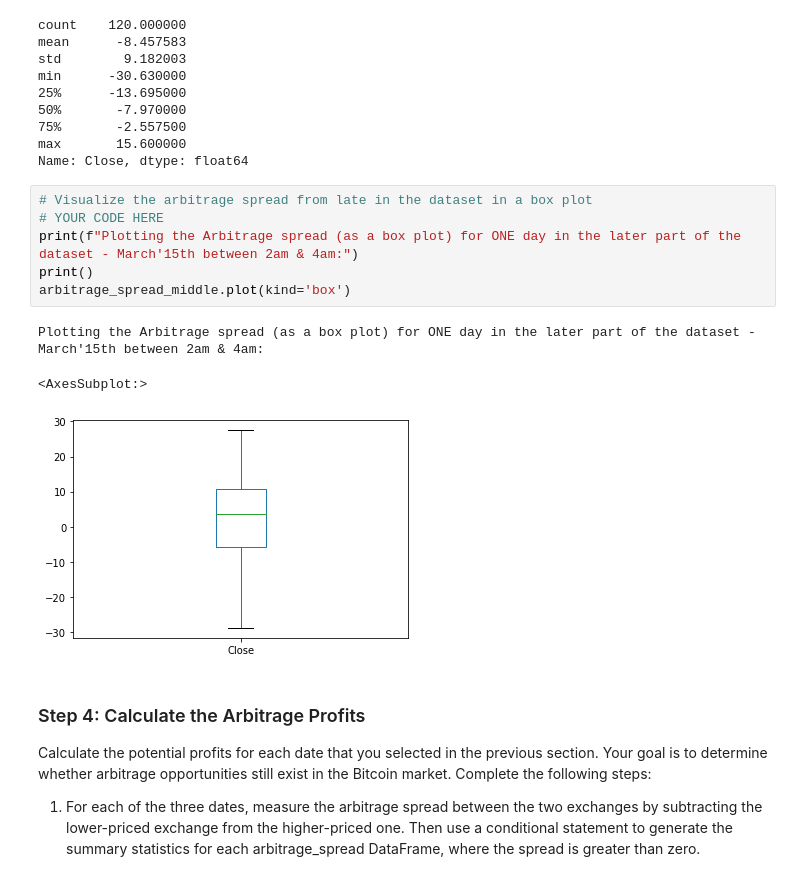
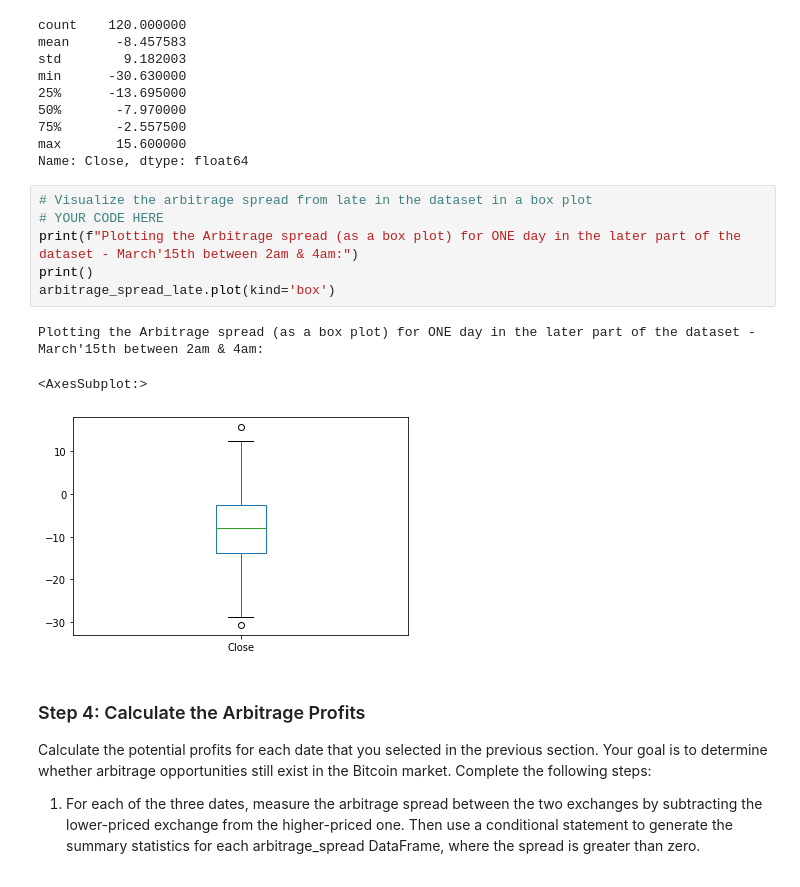
Before and after one commit to saeedraghib/m03_challenge_01, a Jupyter notebook: sr_crypto_arbitrage.ipynb, the cells around one changed output. Drawn from its saved outputs; the diff is of its cells as text.

```diff
--- a/sr_crypto_arbitrage.ipynb
+++ b/sr_crypto_arbitrage.ipynb
@@ -741,13 +741,13 @@ Name: Close, dtype: float64
 # %%
 # Visualize the arbitrage spread from late in the dataset in a box plot
 # YOUR CODE HERE
 print(f"Plotting the Arbitrage spread (as a box plot) for ONE day in the later part of the dataset - March'15th between 2am & 4am:")
 print()
-arbitrage_spread_middle.plot(kind='box')
+arbitrage_spread_late.plot(kind='box')
 # %% [output]
 Plotting the Arbitrage spread (as a box plot) for ONE day in the later part of the dataset - March'15th between 2am & 4am:
 <AxesSubplot:>
-[figure, old version]
+[figure, new version]
 # %% [markdown]
 ### Step 4: Calculate the Arbitrage Profits
 
```
Also changed, not shown: parts of 19 cells of this notebook, 1 other file.
